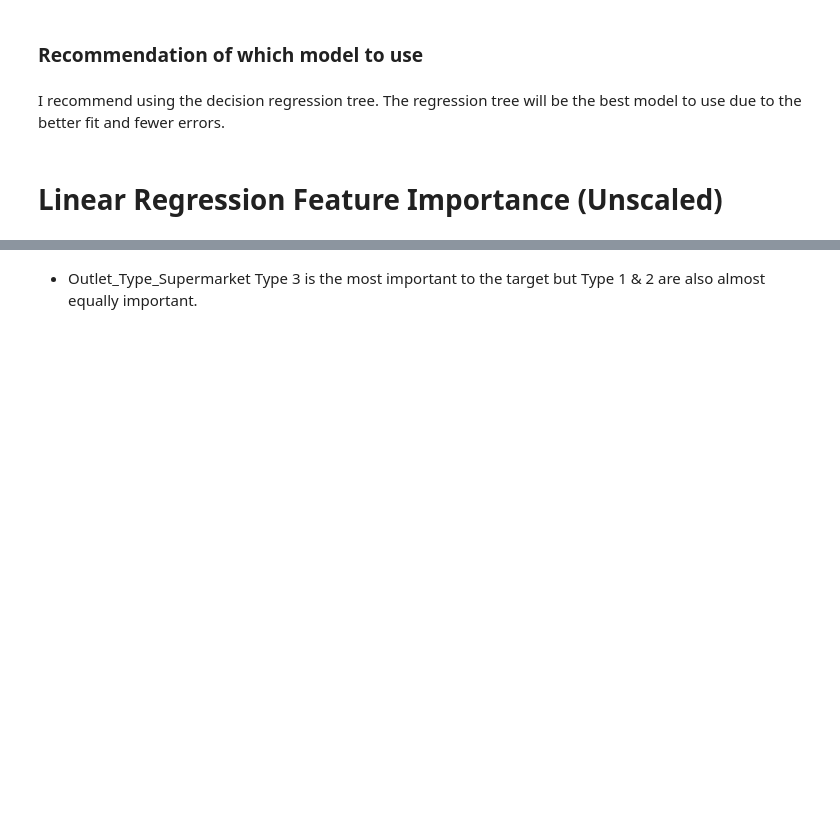
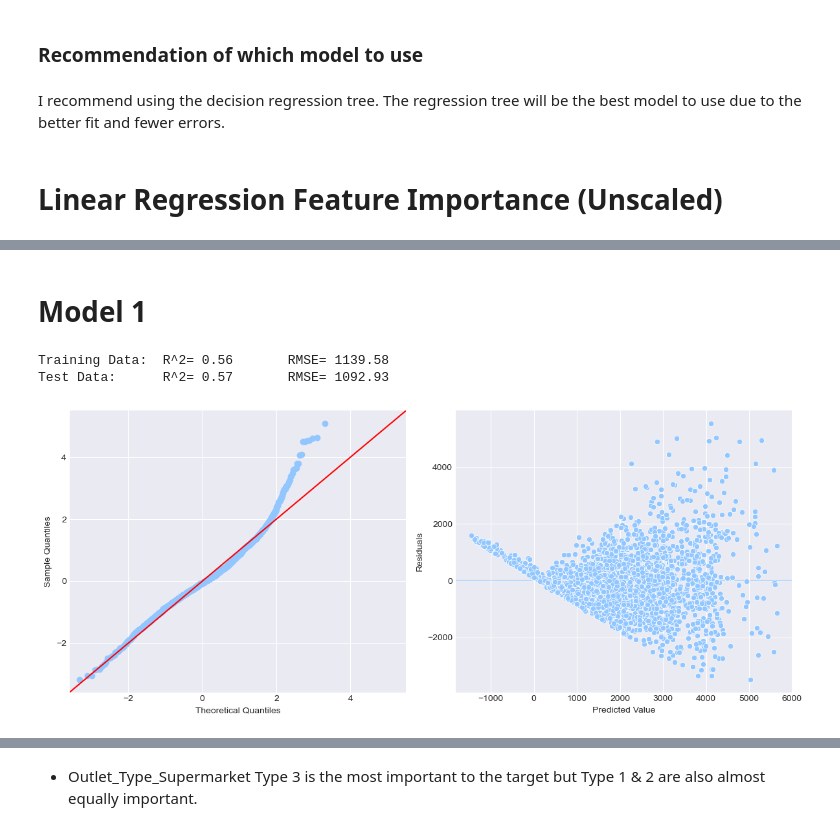
Before and after one commit to CaillahR/Importances-and-Coefficients, a Jupyter notebook: Part 1.ipynb, the cells around one changed output, grey strips where cells are left out. Cells and saved outputs as stored; diff of their text form; code cells hidden in the pictures; blank space fills up the shorter version.

```diff
--- a/Part 1.ipynb
+++ b/Part 1.ipynb
@@ -917,0 +799,9 @@ dtype: float64
+# %%
+preprocessor.fit(X_train)
+X_train_df = pd.DataFrame(preprocessor.transform(X_train),
+                          columns=preprocessor.get_feature_names_out(),
+                         index=X_train.index)
+X_test_df = pd.DataFrame(preprocessor.transform(X_test),
+                          columns=preprocessor.get_feature_names_out(),
+                         index=X_test.index)
+display(X_train_df)
@@ -917,0 +822,15 @@ dtype: float64
+# %% [markdown]
+# Model 1
+# %%
+from sklearn.linear_model import LinearRegression
+lin_reg= LinearRegression()
+lin_reg.fit(X_train_df,y_train)
+evaluate_regression(lin_reg, X_train_df, y_train,
+                    X_test_df, y_test)
+# %% [output]
+Training Data:  R^2= 0.56       RMSE= 1139.58
+Test Data:      R^2= 0.57       RMSE= 1092.93
+# %%
+de.plot_residuals(lin_reg, X_test_df,y_test)
+# %% [output]
+[figure, added]
```
Also changed, not shown: parts of 126 cells of this notebook, 4 other files.
